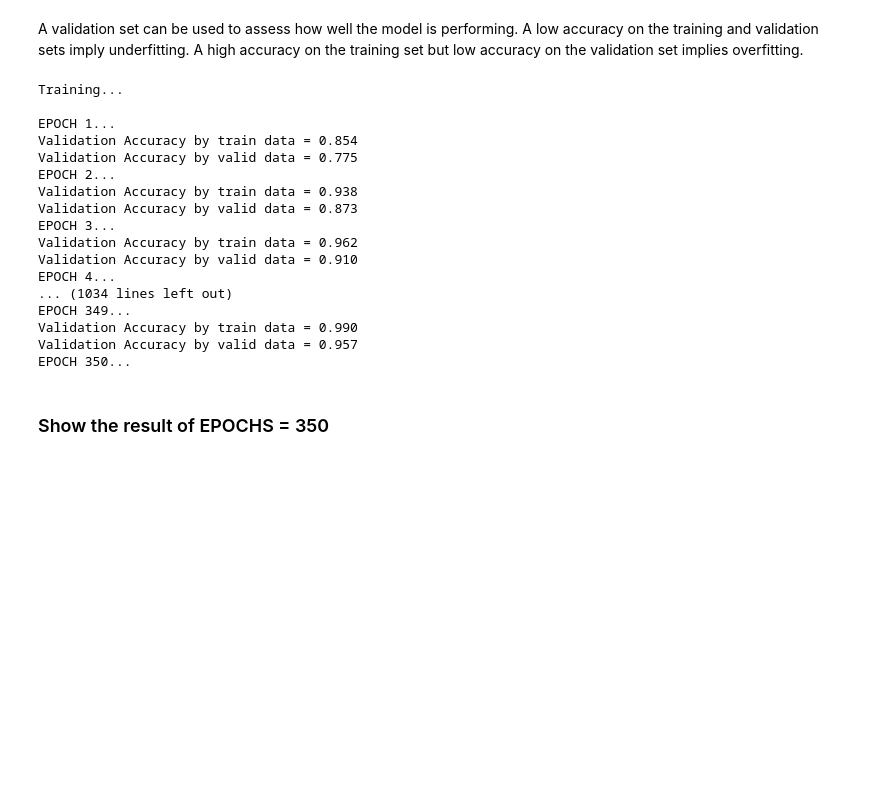
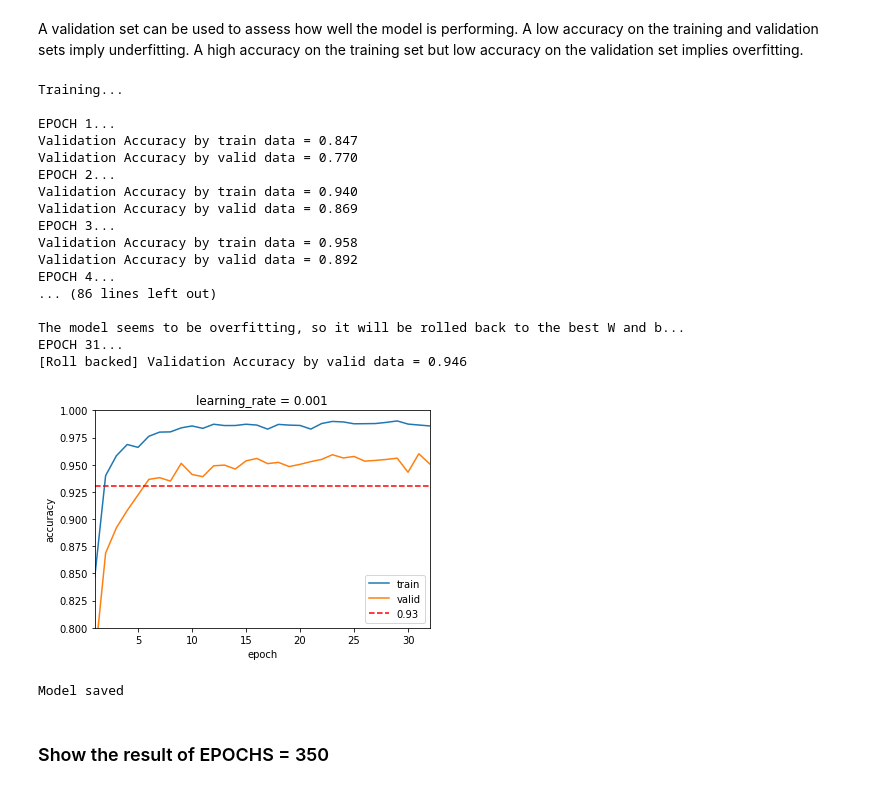
Before and after one commit to hotsuyuki/CarND-Traffic-Sign-Classifier-Project, a Jupyter notebook: Traffic_Sign_Classifier.ipynb, the cells around one changed output. Drawn from its saved outputs; the diff is of its cells as text; code cells hidden in the pictures; blank space fills up the shorter version.

```diff
--- a/Traffic_Sign_Classifier.ipynb
+++ b/Traffic_Sign_Classifier.ipynb
@@ -489,7 +489,7 @@ def Evaluate(X_data, y_data, data_type):
     total_accuracy = 0
     for offset in range(0, len(X_data), BATCH_SIZE):
         batch_X, batch_y = X_data[offset:offset+BATCH_SIZE], y_data[offset:offset+BATCH_SIZE]
-        accuracy = sess.run(accuracy_operation, feed_dict={X: batch_X, y: batch_y})
+        accuracy = sess.run(accuracy_operation, feed_dict={X:batch_X, y:batch_y})
         total_accuracy += (accuracy * len(batch_X))
     validation_accuracy = total_accuracy / len(X_data)
     print("Validation Accuracy by "+str(data_type)+" data = {:.3f}".format(validation_accuracy))
@@ -507,26 +507,20 @@ def Evaluate(X_data, y_data, data_type):
 
 
 def Rollback(X_data, y_data, data_type, W_best, b_best):
-    ''' Roll back pipeline '''
+    # Roll back pipeline
     rollback_logits, _, _ = CNN(X, W=W_best, b=b_best)
     rollback_correct_prediction = tf.equal(tf.argmax(rollback_logits, 1), tf.argmax(y_one_hot, 1))
     #print("rollback_correct_prediction is {}".format(rollback_correct_prediction))
     rollback_accuracy_operation = tf.reduce_mean(tf.cast(rollback_correct_prediction, tf.float32))
 
+    # Evaluate the Validation Accuracy
     total_accuracy = 0
     for offset in range(0, len(X_data), BATCH_SIZE):
         batch_X, batch_y = X_data[offset:offset+BATCH_SIZE], y_data[offset:offset+BATCH_SIZE]
-        accuracy = sess.run(rollback_accuracy_operation, feed_dict={X: batch_X, y: batch_y})
+        accuracy = sess.run(rollback_accuracy_operation, feed_dict={X:batch_X, y:batch_y})
         total_accuracy += (accuracy * len(batch_X))
     validation_accuracy = total_accuracy / len(X_data)
     print("[Roll backed] Validation Accuracy by "+str(data_type)+" data = {:.3f}".format(validation_accuracy))
-
-
-def frange(start, stop, step):
-    i = start
-    while i < stop:
-        yield i
-        i += step
 # %% [markdown]
 ### Train, Validate and Test the Model
 # %% [markdown]
@@ -543,7 +537,7 @@ from sklearn.utils import shuffle
 
 
 learning_rate = 0.001
-clear_percentage = 0.99
+clear_percentage = 0.93
 beta = 0.0001 # lambda?
 
 X = tf.placeholder(tf.float32, (None, image_shape[0], image_shape[1], image_shape[2]))
@@ -574,8 +568,8 @@ accuracy_operation = tf.reduce_mean(tf.cast(correct_prediction, tf.float32))
 
 
 ''' Train and valid the model '''
-EPOCHS = 350
-BATCH_SIZE = 256
+EPOCHS = 350 #times to train
+BATCH_SIZE = 256 #images
 
 saver = tf.train.Saver()
 
@@ -591,7 +585,7 @@ with tf.Session() as sess:
         X_train, y_train = shuffle(X_train, y_train)
         for offset in range(0, len(X_train), BATCH_SIZE):
             batch_X, batch_y = X_train[offset:offset+BATCH_SIZE], y_train[offset:offset+BATCH_SIZE]
-            sess.run(training_operation, feed_dict={X: batch_X, y: batch_y})
+            sess.run(training_operation, feed_dict={X:batch_X, y:batch_y})
 
         # Validate by train data
         Evaluate(X_train, y_train, 'train')
@@ -602,44 +596,46 @@ with tf.Session() as sess:
         if (best_epoch != None):
             print("\nThe model seems to be overfitting, so it will be rolled back to the best W and b...")
             print("EPOCH {}...".format(best_epoch+1))
             Rollback(X_valid, y_valid, 'valid', Ws[best_epoch], bs[best_epoch])
             break
     ##ENDFOR`i`
 
     # Show the result on graph
     plt.xlabel("epoch")
     epoch = np.arange(1, i+2, 1)
     plt.ylabel("accuracy")
     plt.axis([1,i+1, 0.8,1.0])
     plt.title("learning_rate = "+str(learning_rate))
     clear_line = np.full(i+1, clear_percentage, dtype=float)
     for data_type in ['train', 'valid'] :
         plt.plot(epoch,accuracy_dict[data_type], label=str(data_type))
     plt.plot(epoch,clear_line,'r--', label=str(clear_percentage))
     plt.legend()
     plt.show()
 
     saver.save(sess, './cnn')
     print("Model saved")
 ##ENDWITH`sess`
 # %% [output]
 Training...
 
 EPOCH 1...
-Validation Accuracy by train data = 0.854
-Validation Accuracy by valid data = 0.775
+Validation Accuracy by train data = 0.847
+Validation Accuracy by valid data = 0.770
 EPOCH 2...
-Validation Accuracy by train data = 0.938
-Validation Accuracy by valid data = 0.873
+Validation Accuracy by train data = 0.940
+Validation Accuracy by valid data = 0.869
 EPOCH 3...
-Validation Accuracy by train data = 0.962
-Validation Accuracy by valid data = 0.910
+Validation Accuracy by train data = 0.958
+Validation Accuracy by valid data = 0.892
 EPOCH 4...
-... (1034 lines left out)
-EPOCH 349...
-Validation Accuracy by train data = 0.990
-Validation Accuracy by valid data = 0.957
-EPOCH 350...
+... (86 lines left out)
+
+The model seems to be overfitting, so it will be rolled back to the best W and b...
+EPOCH 31...
+[Roll backed] Validation Accuracy by valid data = 0.946
+[figure, added]
+Model saved
 # %% [markdown]
 ### Show the result of EPOCHS = 350
 # %%
```
Also changed, not shown: parts of 9 cells of this notebook.
